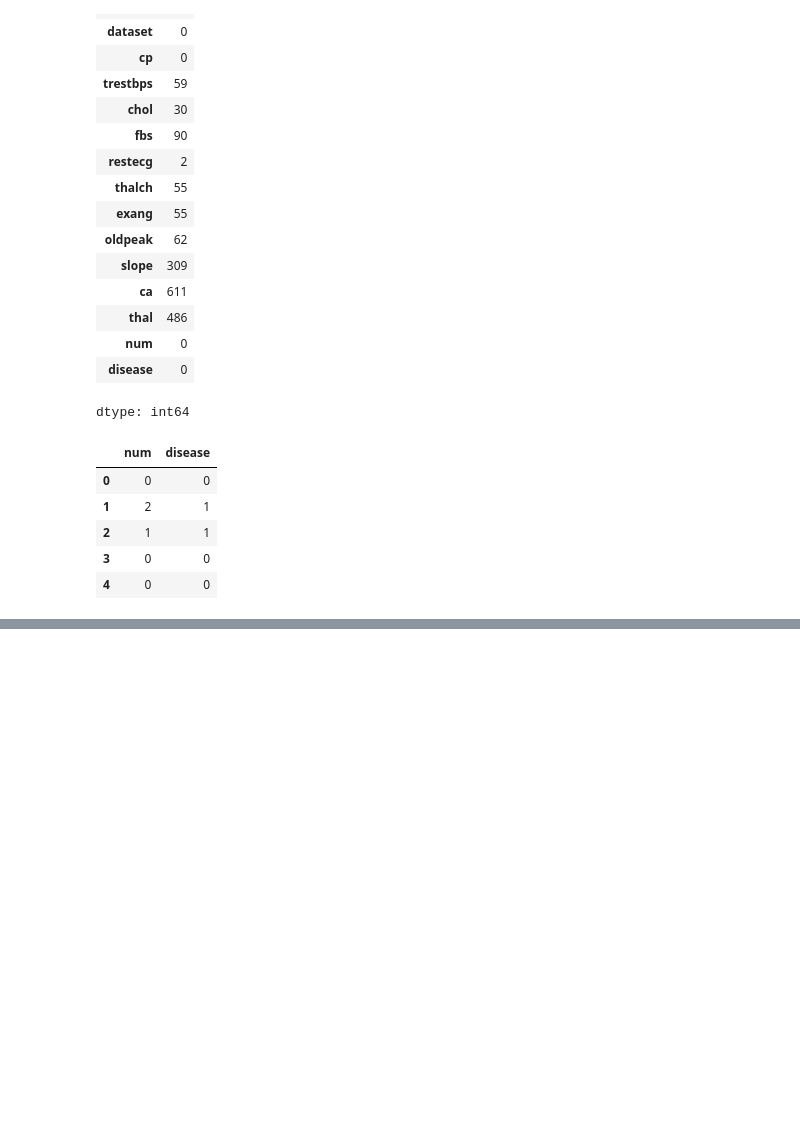
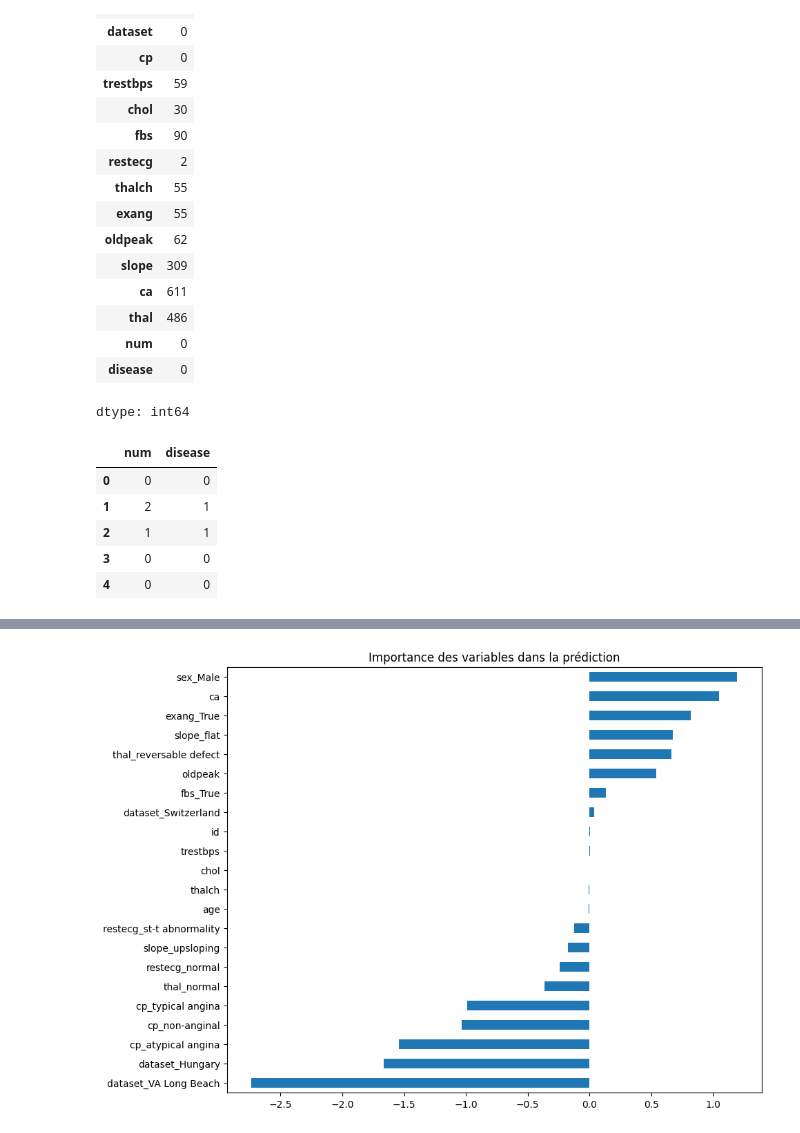
Before and after one commit to Amal632/Clinical-Data-Analysis, a Jupyter notebook: Analyse_donnees_heart_disease.ipynb, the cells around one changed output, grey strips where cells are left out. Saved outputs shown, nothing was run; the diff lists cells and outputs as text; code cells hidden in the pictures; blank space fills up the shorter version.

```diff
--- a/Analyse_donnees_heart_disease.ipynb
+++ b/Analyse_donnees_heart_disease.ipynb
@@ -292,3 +292,21 @@ X_encoded.isnull().sum().sort_values(ascending=False)
 | thal_normal | 0 |
 | thal_reversable defect | 0 |
 dtype: int64
+# %%
+#imputer les valeurs manquantes
+from sklearn.impute import SimpleImputer
+
+# Remplacer les NaN par la moyenne
+imputer = SimpleImputer(strategy='mean')
+
+X_imputed = imputer.fit_transform(X_encoded)
+
+# Recréer un DataFrame propre
+import pandas as pd
+X_imputed = pd.DataFrame(X_imputed, columns=X_encoded.columns)
+# %%
+X_train, X_test, y_train, y_test = train_test_split(
+    X_imputed, y,
+    test_size=0.2,
+    random_state=42
+)
@@ -294,0 +316,8 @@ dtype: int64
+# %%
+model = LogisticRegression(max_iter=1000)
+model.fit(X_train, y_train)
+
+y_pred = model.predict(X_test)
+
+print("Accuracy :", accuracy_score(y_test, y_pred))
+print(classification_report(y_test, y_pred))
@@ -294,0 +341,8 @@ dtype: int64
+# %%
+#Analyse avancée des résultats
+importance = pd.Series(model.coef_[0], index=X_encoded.columns)
+importance.sort_values().plot(kind='barh', figsize=(10,8))
+plt.title("Importance des variables dans la prédiction")
+plt.show()
+# %% [output]
+[figure, added]
```
Also changed, not shown: parts of 5 cells of this notebook.
